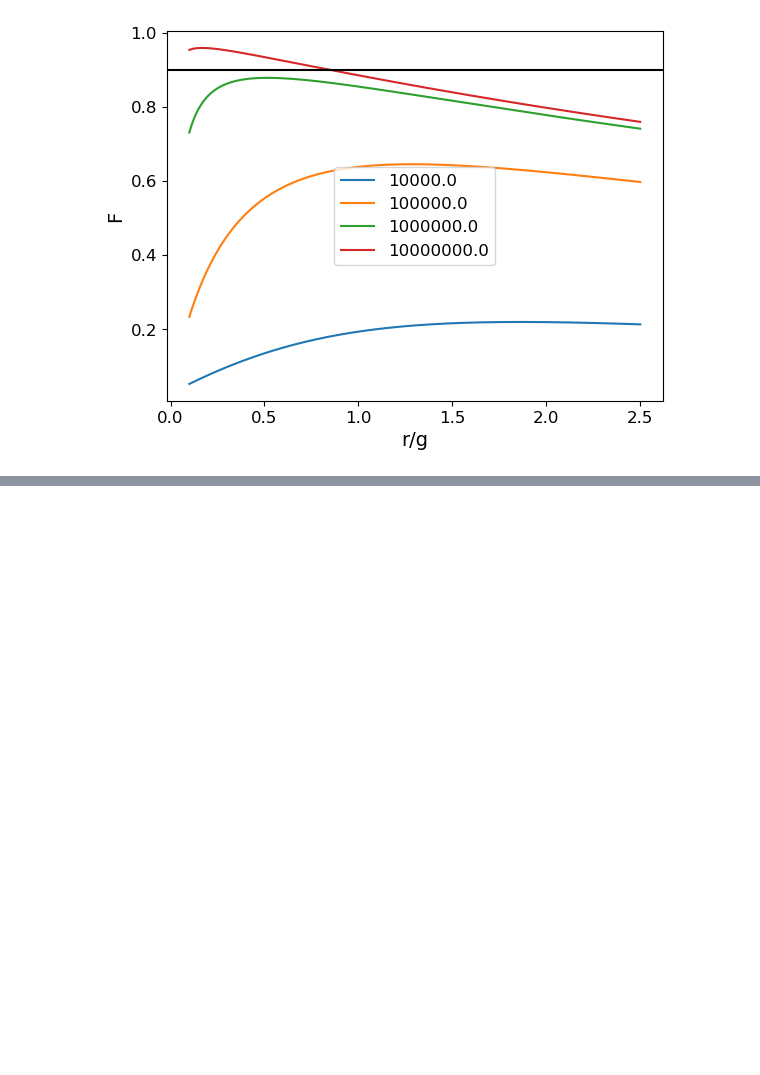
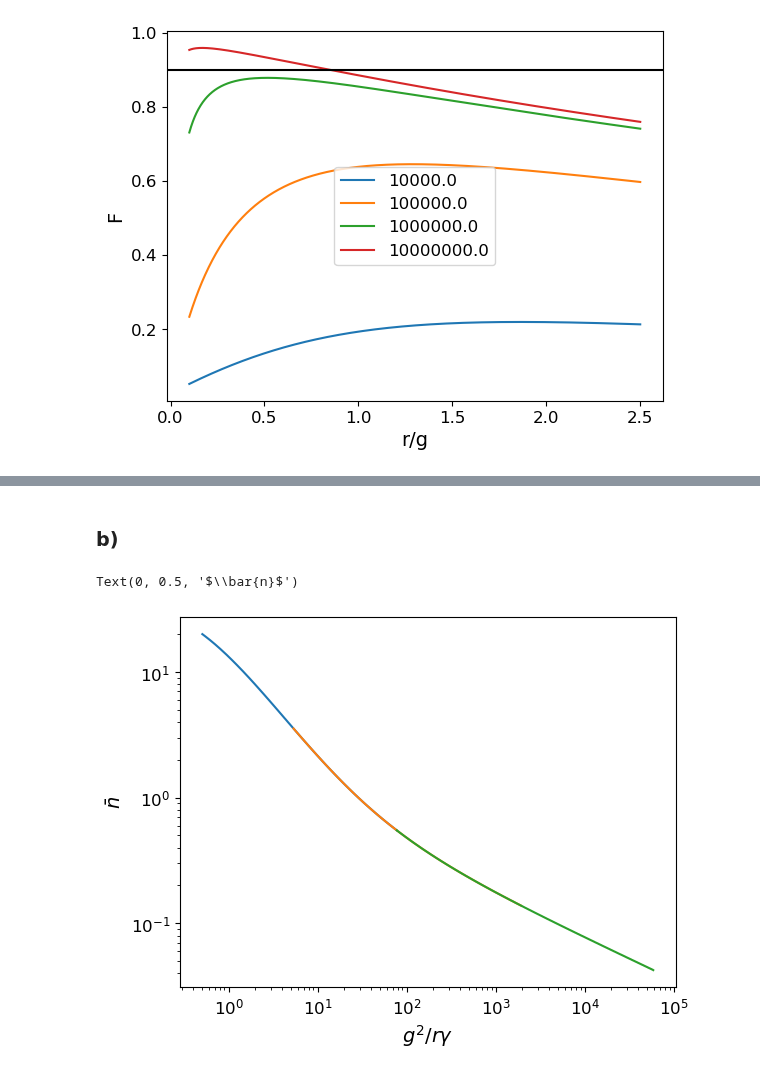
Before and after one commit to jleamer/mode_cooling, a Jupyter notebook: fidelity_calcs.ipynb, the cells around one changed output, grey strips where cells are left out. Drawn from its saved outputs; the diff is of its cells as text; code cells hidden in the pictures; blank space fills up the shorter version.

```diff
--- a/fidelity_calcs.ipynb
+++ b/fidelity_calcs.ipynb
@@ -231,0 +232,35 @@ plt.legend()
+# %% [markdown]
+### b)
+# %%
+# We want to check the cooling vs g^2 / rγ with the optimal value of r for each g value
+# The optimal value changes with g and γ
+# Create array of g values
+ωc = 2.87 * 2 * np.pi * 1e9
+κ = 0
+γ = np.logspace(3, 5, 1000)
+g = np.array([1e5, 1e6, 1e7])
+r_g_ratio = np.linspace(0.01, 2, 1000)
+# %%
+min_nbar = 100
+opt_rval_ind = 0
+gsq_ov_rγ = np.zeros((g.shape[0], γ.shape[0]))
+nbars = np.zeros((g.shape[0], γ.shape[0]))
+for i in range(g.shape[0]):
+    for j in range(γ.shape[0]):
+        for k in range(r_g_ratio.shape[0]):
+            temp = full_mean_photons_cav(κ, ωc, γ[j], r_g_ratio[k] * g[i], g[i], nT, nc, 0)
+            if temp < min_nbar:
+                min_nbar = temp
+                opt_rval_ind = k
+
+        nbars[i][j] = min_nbar
+        gsq_ov_rγ[i][j] = g[i] ** 2 / (r_g_ratio[opt_rval_ind] * g[i] * γ[j])
+        min_nbar = 100
+# %%
+for i in range(g.shape[0]):
+    plt.loglog(gsq_ov_rγ[i], nbars[i])
+plt.xlabel("$g^2/r\\gamma$")
+plt.ylabel("$\\bar{n}$")
+# %% [output]
+Text(0, 0.5, '$\\bar{n}$')
+[figure, added]
```
Also changed, not shown: parts of 3 cells of this notebook, 1 other file.
